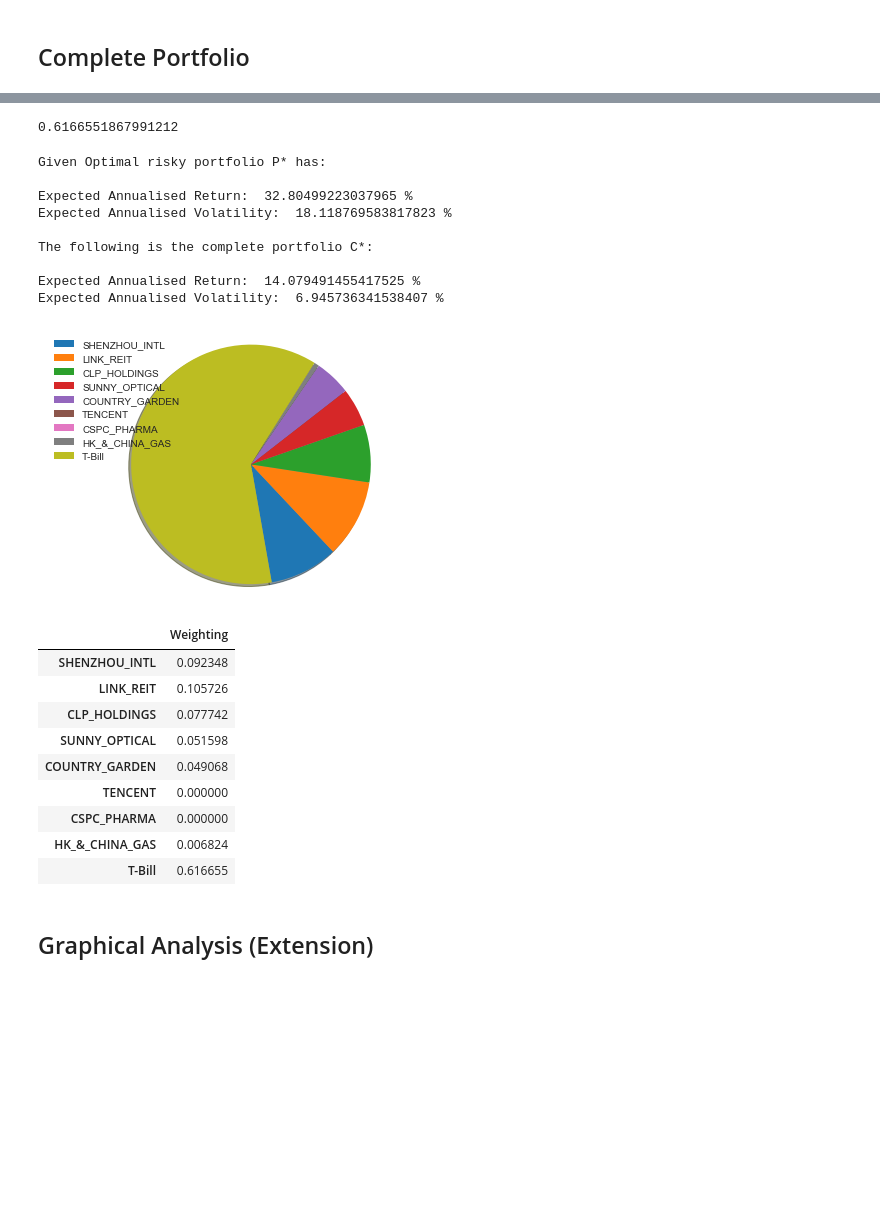
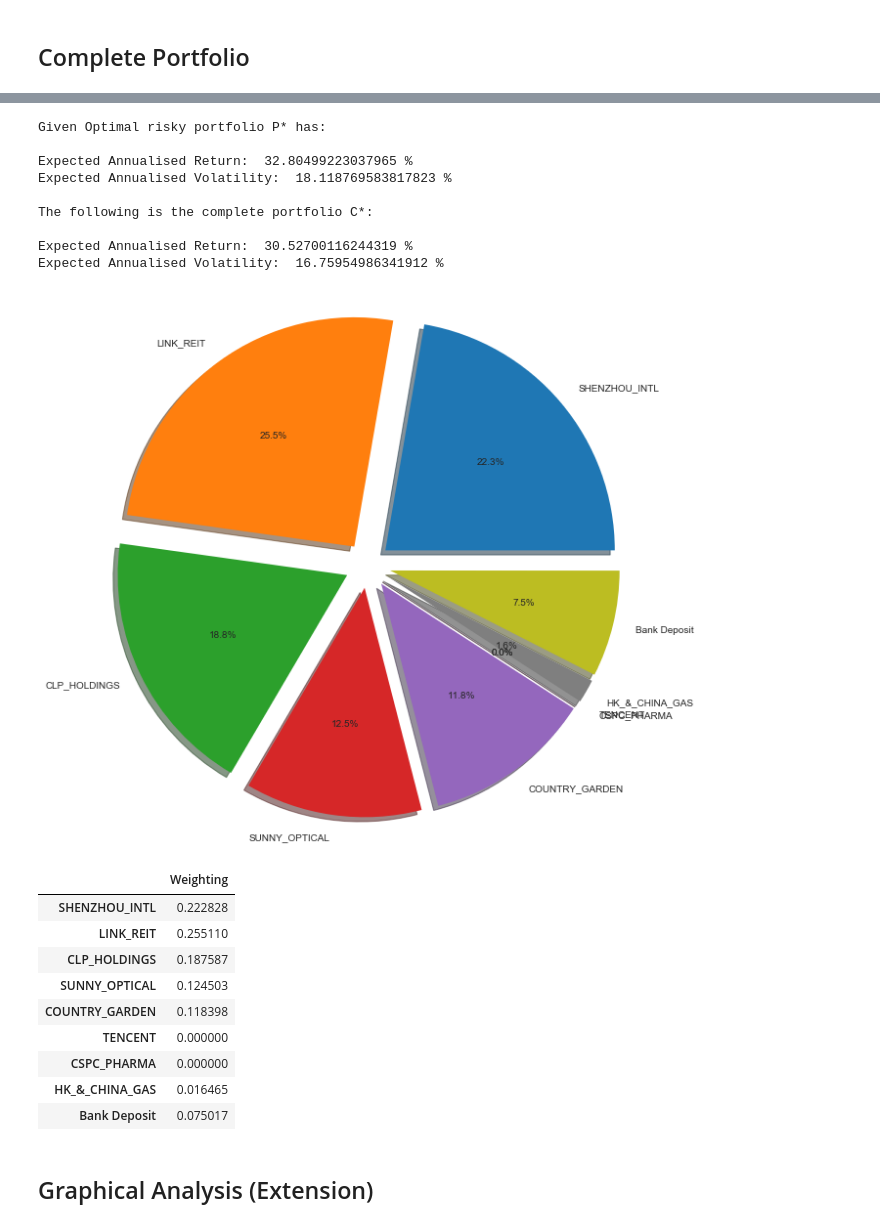
Before and after one commit to ckwu9761/RMBI-Capstone, a Jupyter notebook: Stock_Risk_Data.ipynb, the cells around one changed output, grey strips where cells are left out. Cells and saved outputs as stored; diff of their text form; code cells hidden in the pictures; blank space fills up the shorter version.

```diff
--- a/Stock_Risk_Data.ipynb
+++ b/Stock_Risk_Data.ipynb
@@ -554,60 +554,67 @@ Risk Aversion level: 15
-# %%
-A = float(A)
-w_rf = (rp-rf)/(A*sdp**2)
-w_rf
-# %% [output]
-0.6166551867991212
 # %%
+A = float(A)
+y = (rp-rf)/(A*sdp**2)
+
 print("Given Optimal risky portfolio P* has: ")
 print()
 print("Expected Annualised Return: " ,rp*100 , "%")
 print("Expected Annualised Volatility: ", sdp*100 , "%")
 print()
 print("The following is the complete portfolio C*: ")
 print()
-R_C = w_rf*rf+(1-w_rf)*rp
-R_vol = (1-w_rf)*sdp
+R_C = y*rp+(1-y)*rf
+R_vol = (y)*sdp
 print("Expected Annualised Return: " ,R_C*100 , "%")
 print("Expected Annualised Volatility: ", R_vol*100 , "%")
 
 labels = portfolio_asset["Name"].tolist()
-labels.append("T-Bill")
+labels.append("Bank Deposit")
 
-w_riskyP = (max_sharpe_allocation.T["allocation"]*(1-w_rf))/100
+w_riskyP = (max_sharpe_allocation.T["allocation"]*(y/100))
 weighting = []
 for i in w_riskyP:
     weighting.append(i)
-weighting.append(w_rf)
+weighting.append(1-y)
 
-patches, texts = plt.pie(weighting, shadow=True, startangle = 1000)
-plt.legend(patches, labels, loc="best")
+# patches, texts = plt.pie(weighting, shadow=True, startangle = 1000, autopct='%1.1f%%')
+# plt.legend(patches, labels, loc="best")
+
+explode = list()
+for k in labels:
+    explode.append(0.1)
+
+
+fig = plt.figure(figsize=[8, 8])
+pie = plt.pie(weighting, labels=labels, explode=explode, shadow=True, autopct='%1.1f%%')
+# plt.legend(pie[0], labels, loc="best")
+
 plt.axis('equal')
 plt.tight_layout()
 plt.show()
 
 C_allocation = pd.DataFrame(weighting, labels, columns=['Weighting'])
 C_allocation
 # %% [output]
 Given Optimal risky portfolio P* has:
 
 Expected Annualised Return:  32.80499223037965 %
 Expected Annualised Volatility:  18.118769583817823 %
 
 The following is the complete portfolio C*:
 
-Expected Annualised Return:  14.079491455417525 %
-Expected Annualised Volatility:  6.945736341538407 %
+Expected Annualised Return:  30.52700116244319 %
+Expected Annualised Volatility:  16.75954986341912 %
-[figure, old version]
+[figure, new version]
 |  | Weighting |
-| SHENZHOU_INTL | 0.092348 |
-| LINK_REIT | 0.105726 |
-| CLP_HOLDINGS | 0.077742 |
-| SUNNY_OPTICAL | 0.051598 |
-| COUNTRY_GARDEN | 0.049068 |
+| SHENZHOU_INTL | 0.222828 |
+| LINK_REIT | 0.255110 |
+| CLP_HOLDINGS | 0.187587 |
+| SUNNY_OPTICAL | 0.124503 |
+| COUNTRY_GARDEN | 0.118398 |
 | TENCENT | 0.000000 |
 | CSPC_PHARMA | 0.000000 |
-| HK_&_CHINA_GAS | 0.006824 |
-| T-Bill | 0.616655 |
+| HK_&_CHINA_GAS | 0.016465 |
+| Bank Deposit | 0.075017 |
 # %% [markdown]
 ## Graphical Analysis (Extension)
 # %%
```
Also changed, not shown: parts of 1 cell of this notebook.
